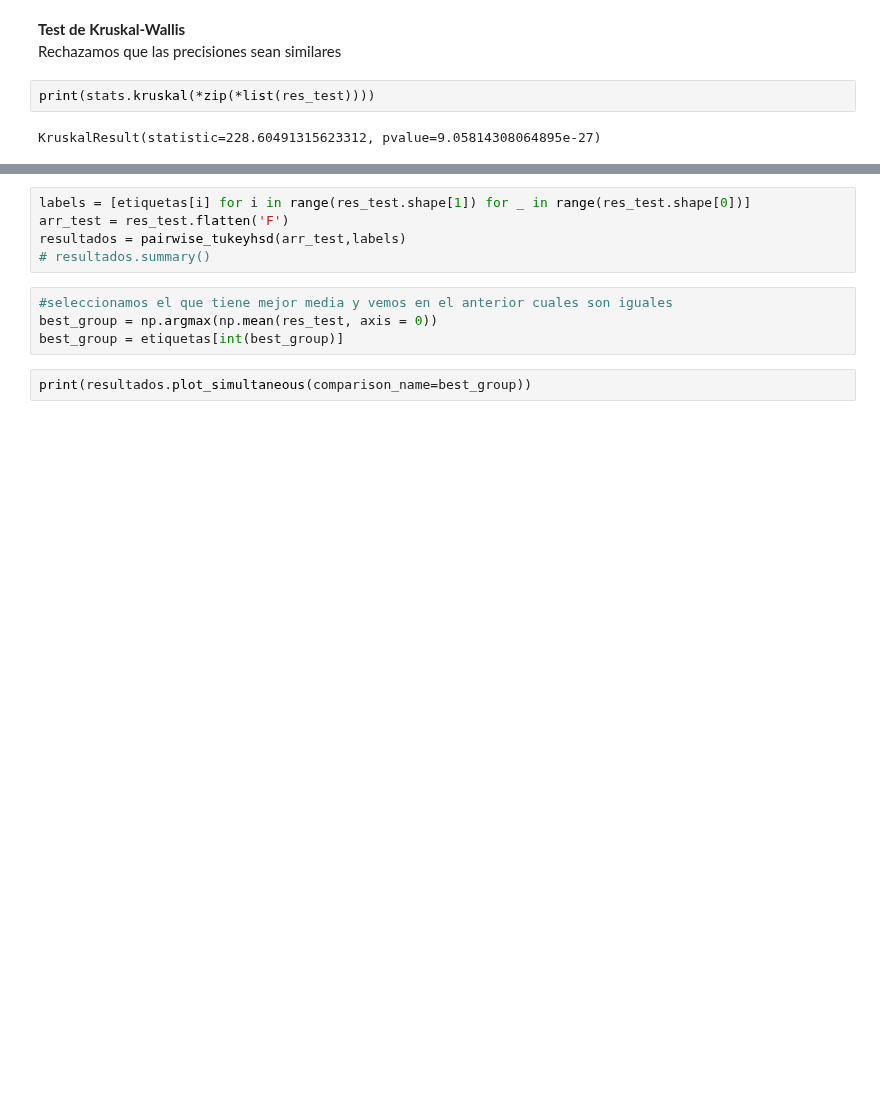
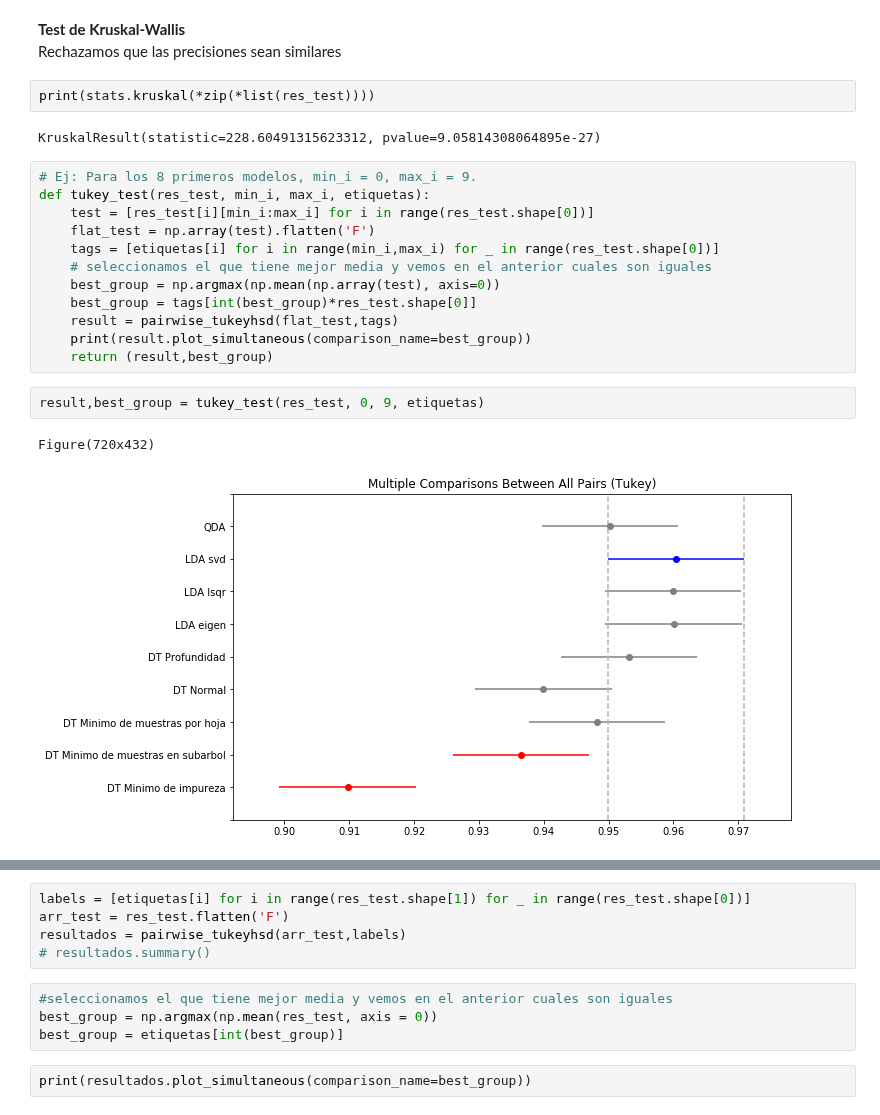
Before and after one commit to iagooteroc/int_computacional, a Jupyter notebook: p3_bcw.ipynb, the cells around one changed output, grey strips where cells are left out. Saved outputs shown, nothing was run; the diff lists cells and outputs as text; blank space fills up the shorter version.

Commit message:
separacion tukey p3 y fs p5

```diff
--- a/p3_bcw.ipynb
+++ b/p3_bcw.ipynb
@@ -450,3 +450,20 @@ Rechazamos que las precisiones sean similares
 print(stats.kruskal(*zip(*list(res_test))))
 # %% [output]
 KruskalResult(statistic=228.60491315623312, pvalue=9.05814308064895e-27)
+# %%
+# Ej: Para los 8 primeros modelos, min_i = 0, max_i = 9.
+def tukey_test(res_test, min_i, max_i, etiquetas):
+    test = [res_test[i][min_i:max_i] for i in range(res_test.shape[0])]
+    flat_test = np.array(test).flatten('F')
+    tags = [etiquetas[i] for i in range(min_i,max_i) for _ in range(res_test.shape[0])]
+    # seleccionamos el que tiene mejor media y vemos en el anterior cuales son iguales
+    best_group = np.argmax(np.mean(np.array(test), axis=0))
+    best_group = tags[int(best_group)*res_test.shape[0]]
+    result = pairwise_tukeyhsd(flat_test,tags)
+    print(result.plot_simultaneous(comparison_name=best_group))
+    return (result,best_group)
+# %%
+result,best_group = tukey_test(res_test, 0, 9, etiquetas)
+# %% [output]
+Figure(720x432)
+[figure, added]
```
Also changed, not shown: parts of 5 cells of this notebook, 1 other file.
